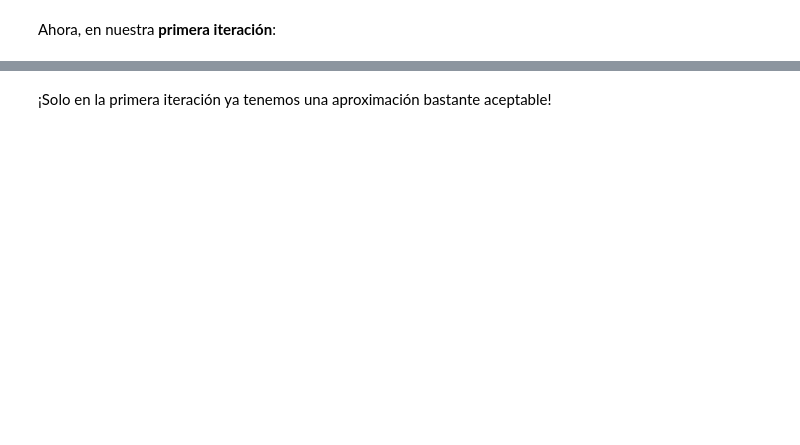
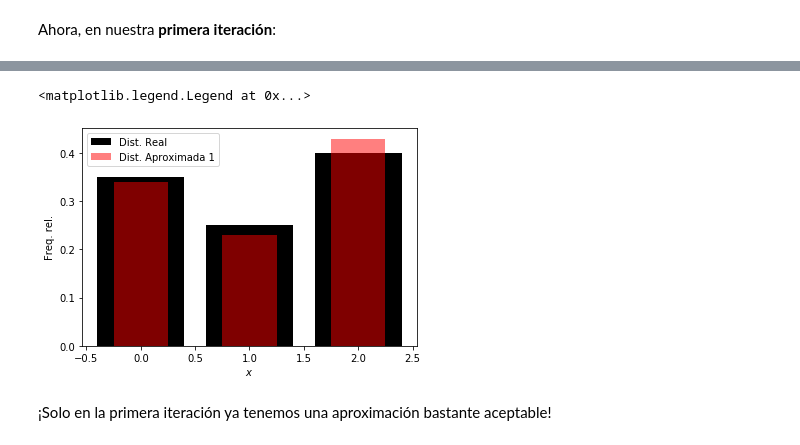
Before and after one commit to judith-ale/mebo2022, a Jupyter notebook: modulo2/tema2/3_ejemplo_basico_AME.ipynb, the cells around one changed output, grey strips where cells are left out. Cells and saved outputs as stored; diff of their text form; code cells hidden in the pictures; blank space fills up the shorter version.

```diff
--- a/modulo2/tema2/3_ejemplo_basico_AME.ipynb
+++ b/modulo2/tema2/3_ejemplo_basico_AME.ipynb
@@ -177,2 +227,13 @@ Ahora, en nuestra **primera iteración**:
+# %%
+# Graficamos
+plt.figure(figsize=(6, 4))
+plt.bar([0, 1, 2], [0.35, 0.25, 0.4], color='k', label="Dist. Real")
+plt.bar([0, 1, 2], p_approx1, color='r', alpha=0.5, width=0.5, label="Dist. Aproximada 1")
+plt.xlabel('$x$')
+plt.ylabel('Freq. rel.')
+plt.legend()
+# %% [output]
+<matplotlib.legend.Legend at 0x...>
+[figure, added]
 # %% [markdown]
 ¡Solo en la primera iteración ya tenemos una aproximación bastante aceptable!
```
Also changed, not shown: parts of 15 cells of this notebook.
